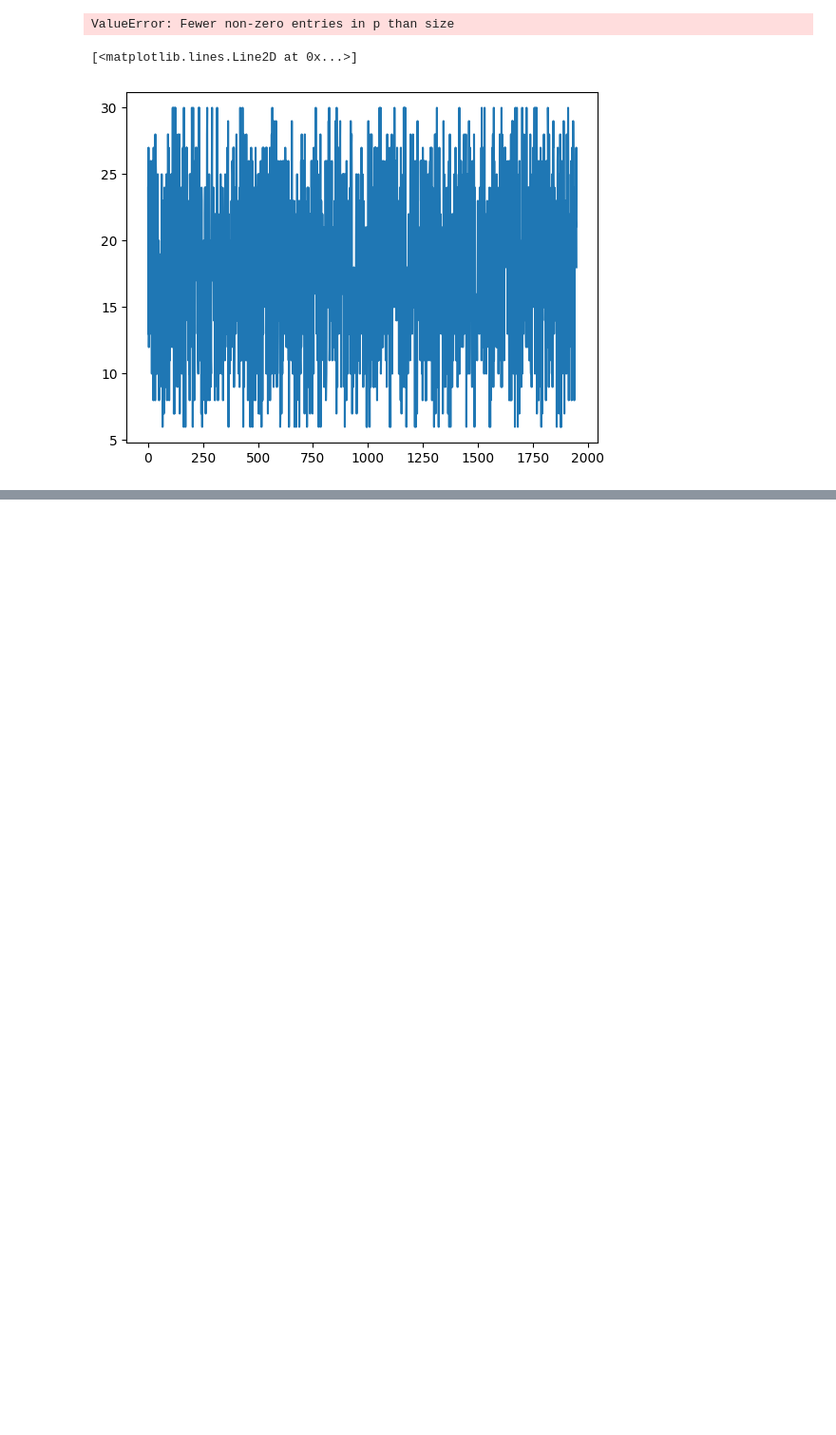
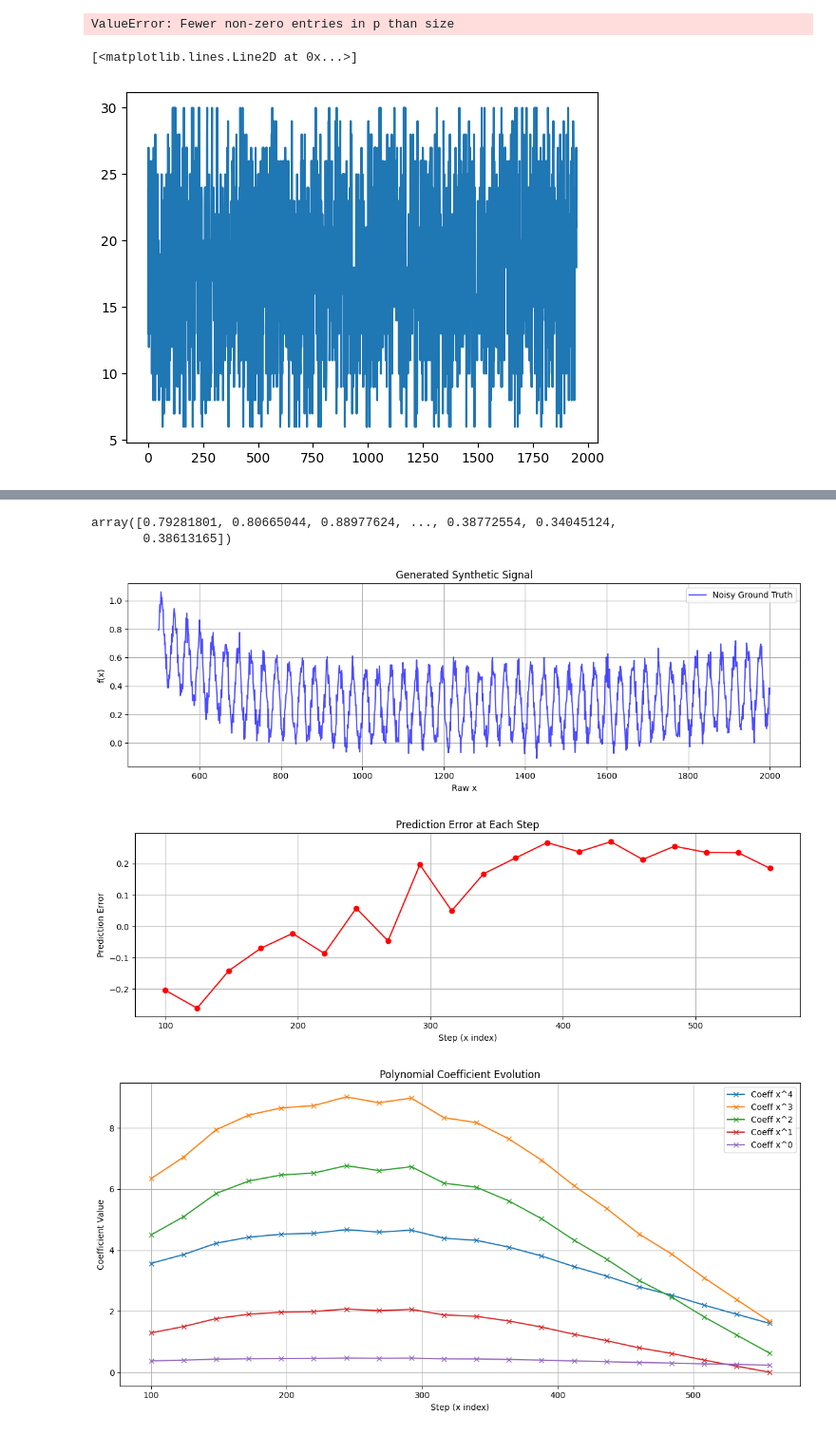
Before and after one commit to EPFL-IMOS/picid, a Jupyter notebook: notebooks/check_dataloader.ipynb, the cells around one changed output, grey strips where cells are left out. Shown at 95% size. Drawn from its saved outputs; the diff is of its cells as text; code cells hidden in the pictures; blank space fills up the shorter version.

```diff
--- a/notebooks/check_dataloader.ipynb
+++ b/notebooks/check_dataloader.ipynb
@@ -801,0 +1020,49 @@ latent_sequence[-5:]
+# %%
+y_vals
+# %% [output]
+array([0.79281801, 0.80665044, 0.88977624, ..., 0.38772554, 0.34045124,
+       0.38613165])
+# %%
+def plot_synthetic_polynomial_results(x_raw, y_vals, coeffs_and_errors, desired_fit_degree=4):
+    # 1. Plot the synthetic signal
+    plt.figure(figsize=(12, 4))
+    plt.plot(x_raw, y_vals, label='Noisy Ground Truth', color='blue', alpha=0.7)
+    plt.title('Generated Synthetic Signal')
+    plt.xlabel('Raw x')
+    plt.ylabel('f(x)')
+    plt.grid(True)
+    plt.legend()
+    plt.tight_layout()
+    plt.show()
+
+    # 2. Plot prediction errors over time
+    errors = coeffs_and_errors[:, -1]
+    steps = np.arange(100, 100 + len(errors) * 24, 24)
+
+    plt.figure(figsize=(12, 4))
+    plt.plot(steps, errors, marker='o', linestyle='-', color='red')
+    plt.title('Prediction Error at Each Step')
+    plt.xlabel('Step (x index)')
+    plt.ylabel('Prediction Error')
+    plt.grid(True)
+    plt.tight_layout()
+    plt.show()
+
+    # 3. Plot coefficient evolution over time
+    plt.figure(figsize=(12, 6))
+    for i in range(desired_fit_degree + 1):
+        plt.plot(steps, coeffs_and_errors[:, i], marker='x', label=f'Coeff x^{desired_fit_degree - i}')
+    plt.title('Polynomial Coefficient Evolution')
+    plt.xlabel('Step (x index)')
+    plt.ylabel('Coefficient Value')
+    plt.legend()
+    plt.grid(True)
+    plt.tight_layout()
+    plt.show()
+# %%
+x_raw, y_vals, coeffs_and_errors,y_true_vals = generate_and_fit_polynomial()
+plot_synthetic_polynomial_results(x_raw, y_vals, coeffs_and_errors)
+# %% [output]
+[figure, added]
+[figure, added]
+[figure, added]
```
Also changed, not shown: parts of 17 cells of this notebook, 14 other files.
